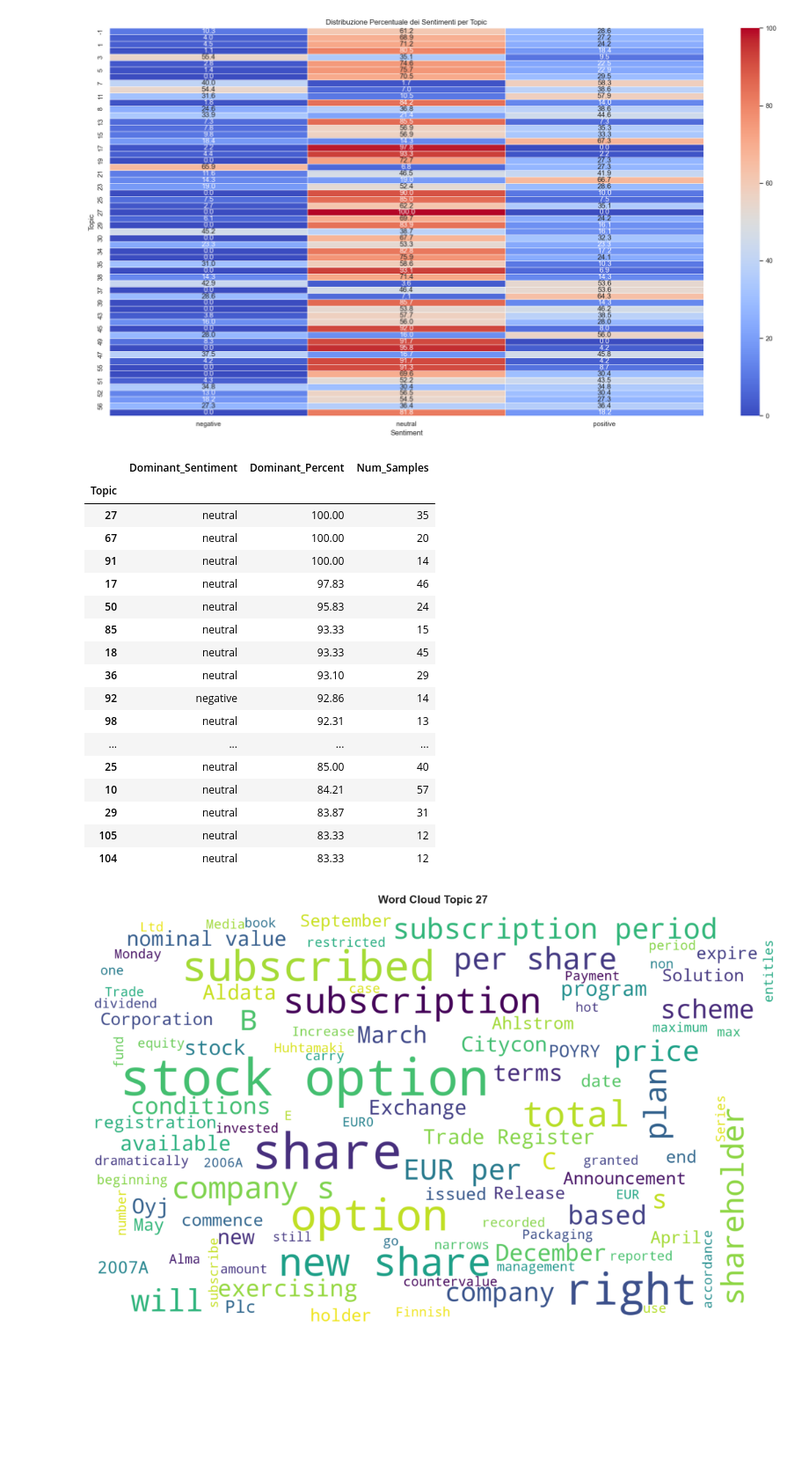
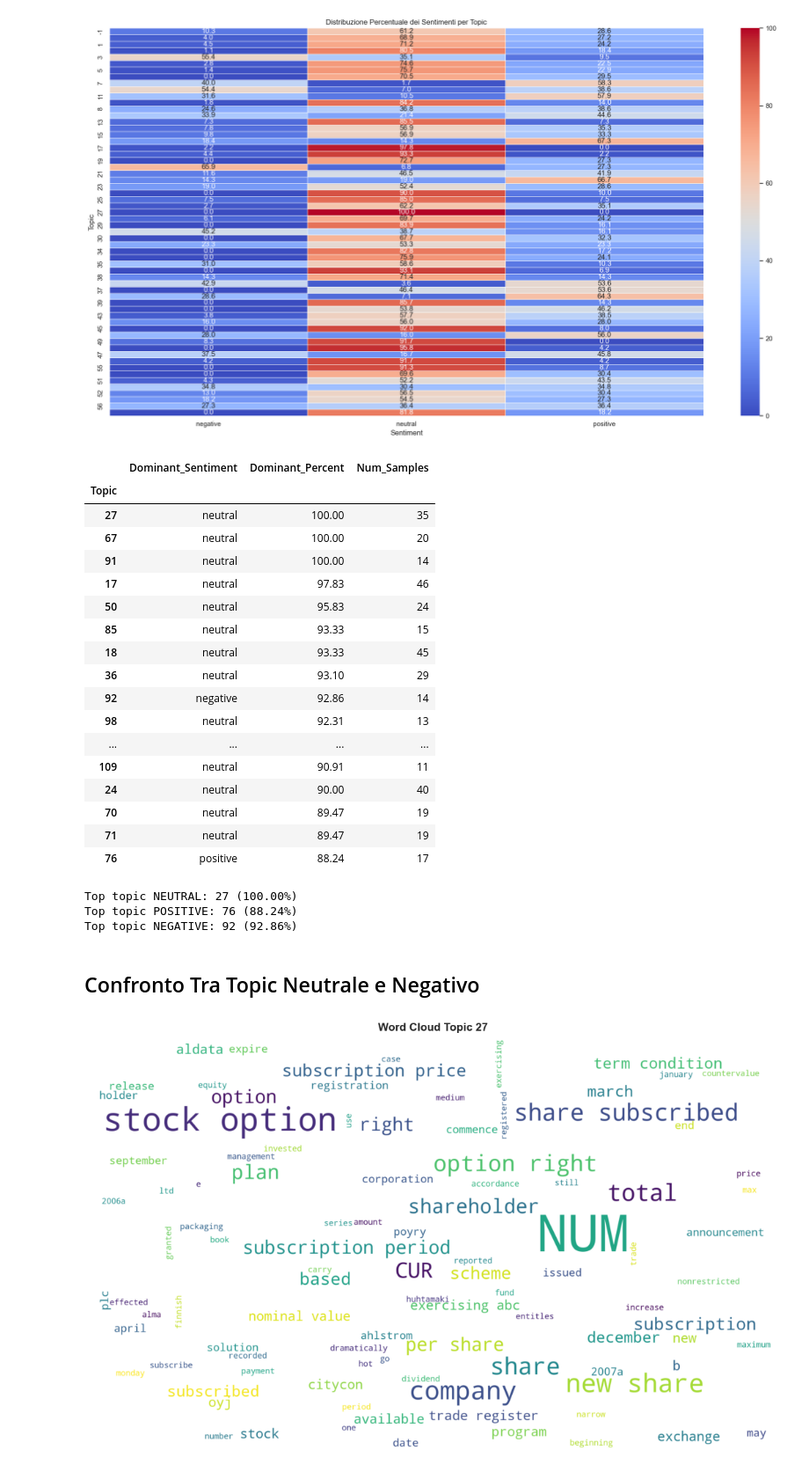
Before and after one commit to IreneGaita/FinSent, a Jupyter notebook: airflow/notebooks/topic_analysis.ipynb, the cells around one changed output. Shown at 88% size. Cells and saved outputs as stored; diff of their text form; code cells hidden in the pictures; blank space fills up the shorter version.

Commit message:
Updated topic_analysis
- Added barplot e wordcloud for sentiment topics comparison & difference

```diff
--- a/airflow/notebooks/topic_analysis.ipynb
+++ b/airflow/notebooks/topic_analysis.ipynb
@@ -424,7 +421,7 @@ polarized_topics = polarized_topics[polarized_topics['Dominant_Percent'] >= 80]
 # Ordina per polarizzazione più alta
 polarized_topics = polarized_topics.sort_values(by='Dominant_Percent', ascending=False)
 
-polarized_topics.head(30)  # mostra i primi 10 più polarizzati
+polarized_topics.head(20)
 # %% [output]
 |  | Dominant_Sentiment | Dominant_Percent | Num_Samples |
 | Topic |  |  |  |
@@ -439,21 +436,49 @@ polarized_topics.head(30)  # mostra i primi 10 più polarizzati
 | 92 | negative | 92.86 | 14 |
 | 98 | neutral | 92.31 | 13 |
 | ... | ... | ... | ... |
-| 25 | neutral | 85.00 | 40 |
-| 10 | neutral | 84.21 | 57 |
-| 29 | neutral | 83.87 | 31 |
-| 105 | neutral | 83.33 | 12 |
-| 104 | neutral | 83.33 | 12 |
+| 109 | neutral | 90.91 | 11 |
+| 24 | neutral | 90.00 | 40 |
+| 70 | neutral | 89.47 | 19 |
+| 71 | neutral | 89.47 | 19 |
+| 76 | positive | 88.24 | 17 |
+# %%
+# Trova la riga con la massima dominanza per ciascun sentimento
+top_neutral_row = polarized_topics[polarized_topics['Dominant_Sentiment'] == 'neutral'].sort_values(by='Dominant_Percent', ascending=False).iloc[0]
+top_positive_row = polarized_topics[polarized_topics['Dominant_Sentiment'] == 'positive'].sort_values(by='Dominant_Percent', ascending=False).iloc[0]
+top_negative_row = polarized_topics[polarized_topics['Dominant_Sentiment'] == 'negative'].sort_values(by='Dominant_Percent', ascending=False).iloc[0]
+
+# Estrai topic ID (che è l'indice) e percentuale
+top_topic_neutral = top_neutral_row.name
+dominance_neutral = top_neutral_row['Dominant_Percent']
+
+top_topic_positive = top_positive_row.name
+dominance_positive = top_positive_row['Dominant_Percent']
+
+top_topic_negative = top_negative_row.name
+dominance_negative = top_negative_row['Dominant_Percent']
+
+# Stampa il risultato
+print(f"Top topic NEUTRAL: {top_topic_neutral} ({dominance_neutral:.2f}%)")
+print(f"Top topic POSITIVE: {top_topic_positive} ({dominance_positive:.2f}%)")
+print(f"Top topic NEGATIVE: {top_topic_negative} ({dominance_negative:.2f}%)")
+# %% [output]
+Top topic NEUTRAL: 27 (100.00%)
+Top topic POSITIVE: 76 (88.24%)
+Top topic NEGATIVE: 92 (92.86%)
+# %% [markdown]
+## Confronto Tra Topic Neutrale e Negativo
+# %%
+def topic_word_cloud(df_topic, topic):
+    all_text = ' '.join(df_topic['cleaned_text'])
+    wordcloud = WordCloud(width=2000, height=1200, max_words=100, max_font_size=150, background_color='white').generate(all_text)
+
+    plt.figure(figsize=(18, 8))
+    plt.imshow(wordcloud, interpolation='bilinear')
+    plt.title(f"Word Cloud Topic {str(topic)}", pad=10, weight= 'bold')
+    plt.axis('off')
+    plt.show()
 # %%
-df_topic_27 = df[ df["Topic"] == 27]
-
-all_text = ' '.join(df_topic_27['text'])
-wordcloud = WordCloud(width=2000, height=1200, max_words=100, max_font_size=150, background_color='white').generate(all_text)
-
-plt.figure(figsize=(18, 8))
-plt.imshow(wordcloud, interpolation='bilinear')
-plt.axis('off')
-plt.title("Word Cloud Topic 27", pad=10, weight= 'bold')
-plt.show()
+df_topic_neutral = df[ df["Topic"] == top_topic_neutral]
+topic_word_cloud(df_topic_neutral, top_topic_neutral)
 # %% [output]
-[figure, old version]
+[figure, new version]
```
Also changed, not shown: parts of 14 cells of this notebook.
